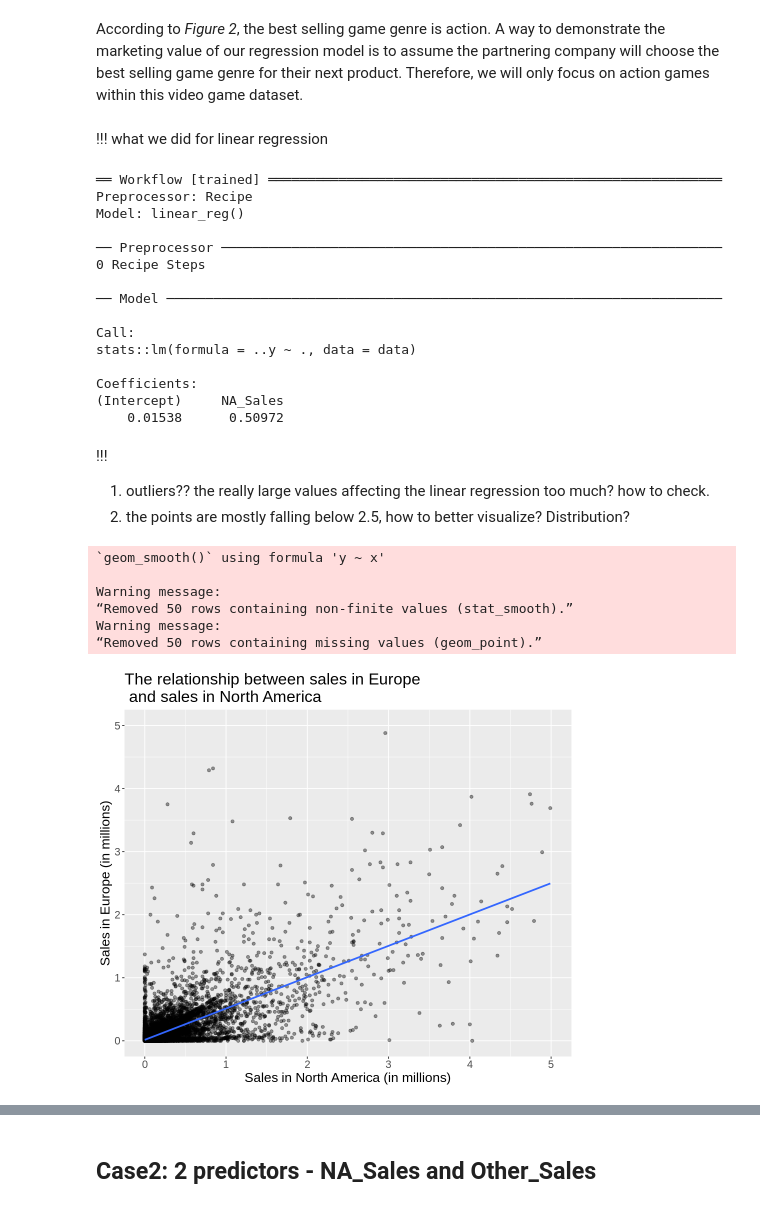
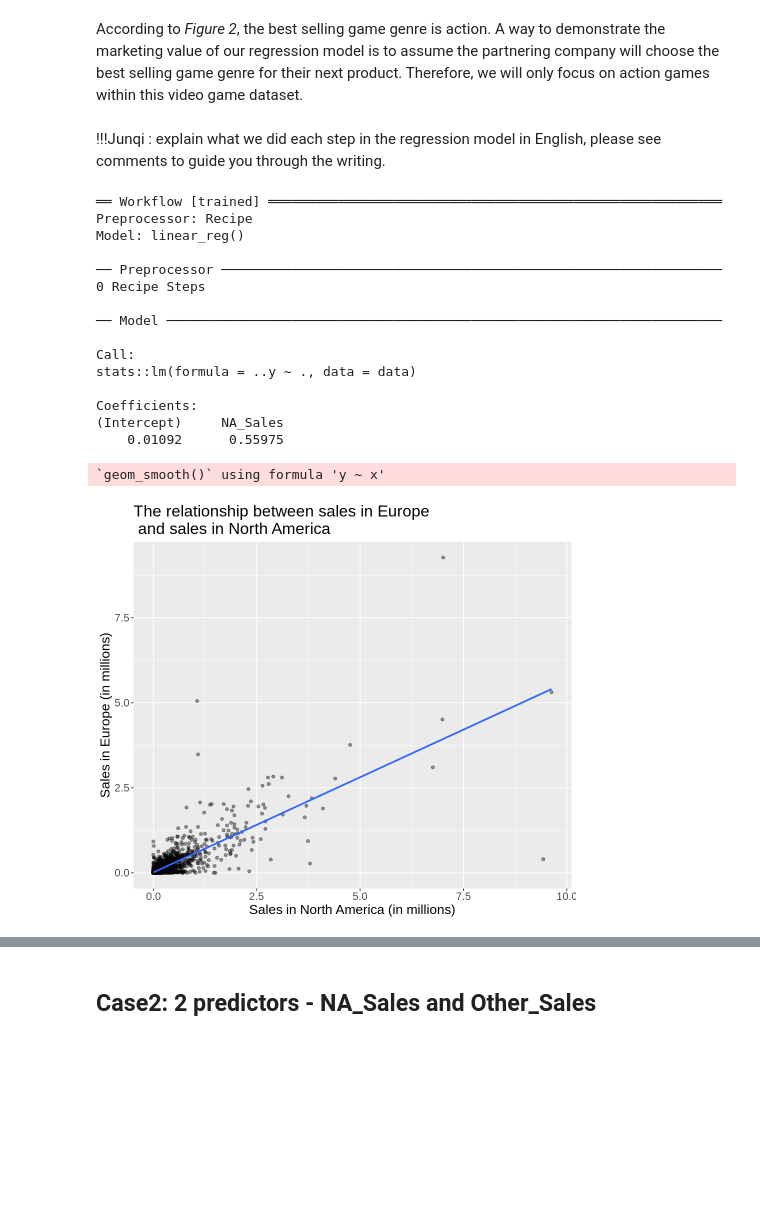
Before and after one commit to kristennli/DSCI100_project, a Jupyter notebook: KL_LR.ipynb, the cells around one changed output, grey strips where cells are left out. Cells and saved outputs as stored; diff of their text form; code cells hidden in the pictures; blank space fills up the shorter version.

```diff
--- a/KL_LR.ipynb
+++ b/KL_LR.ipynb
@@ -143,8 +135,8 @@ We use the initial_split function to create the training and testing sets by spe
 # %%
 set.seed(9999)
 vg_split <- initial_split(vga, prop = 0.75, strata = EU_Sales)
-vg_train <- training(vg_split_all)
-vg_test <- testing(vg_split_all)
+vg_train <- training(vg_split)
+vg_test <- testing(vg_split)
 # %% [markdown]
 ## 2. Exploratory Data Analysis
 # %% [markdown]
@@ -267,8 +259,8 @@ A matrix: 5 × 5 of type dbl
 #### 3.2.1 Case 1: One Predictor - NA_Sales
 # %% [markdown]
 According to *Figure 2*, the best selling game genre is action. A way to demonstrate the marketing value of our regression model is to assume the partnering company will choose the best selling game genre for their next product. Therefore, we will only focus on action games within this video game dataset.
-# %% [markdown]
-!!! what we did for linear regression
+# %% [markdown]
+!!!Junqi :  explain what we did each step in the regression model in English, please see comments to guide you through the writing.
 # %%
 #create model specification and recipe
 lm_spec <- linear_reg() %>%
@@ -299,31 +291,23 @@ stats::lm(formula = ..y ~ ., data = data)
 
 Coefficients:
 (Intercept)     NA_Sales
-    0.01538      0.50972
+    0.01092      0.55975
-# %% [markdown]
-!!!
-1. outliers?? the really large values affecting the linear regression too much? how to check.
-2. the points are mostly falling below 2.5, how to better visualize? Distribution?
 # %%
 #simple linear regression model visualization
 options(repr.plot.width = 8, repr.plot.height = 7)
 
 lm_predictions <- vg_train%>%
     ggplot(aes(x = NA_Sales, y = EU_Sales))+
     geom_point(alpha=0.4)+
     labs(x = "Sales in North America (in millions)",
         y= "Sales in Europe (in millions)")+
     ggtitle("The relationship between sales in Europe \n and sales in North America")+
     theme(text = element_text(size = 16))+
-    geom_smooth(method = "lm", se = FALSE) +
-    xlim(c(0, 5))+
-    ylim(c(0, 5))
+    geom_smooth(method = "lm", se = FALSE)
+# +
+#     xlim(c(0, 5))+
+#     ylim(c(0, 5))
 lm_predictions
 # %% [output]
 `geom_smooth()` using formula 'y ~ x'
-
-Warning message:
-“Removed 50 rows containing non-finite values (stat_smooth).”
-Warning message:
-“Removed 50 rows containing missing values (geom_point).”
-[figure, old version]
+[figure, new version]
```
Also changed, not shown: parts of 19 cells of this notebook.
